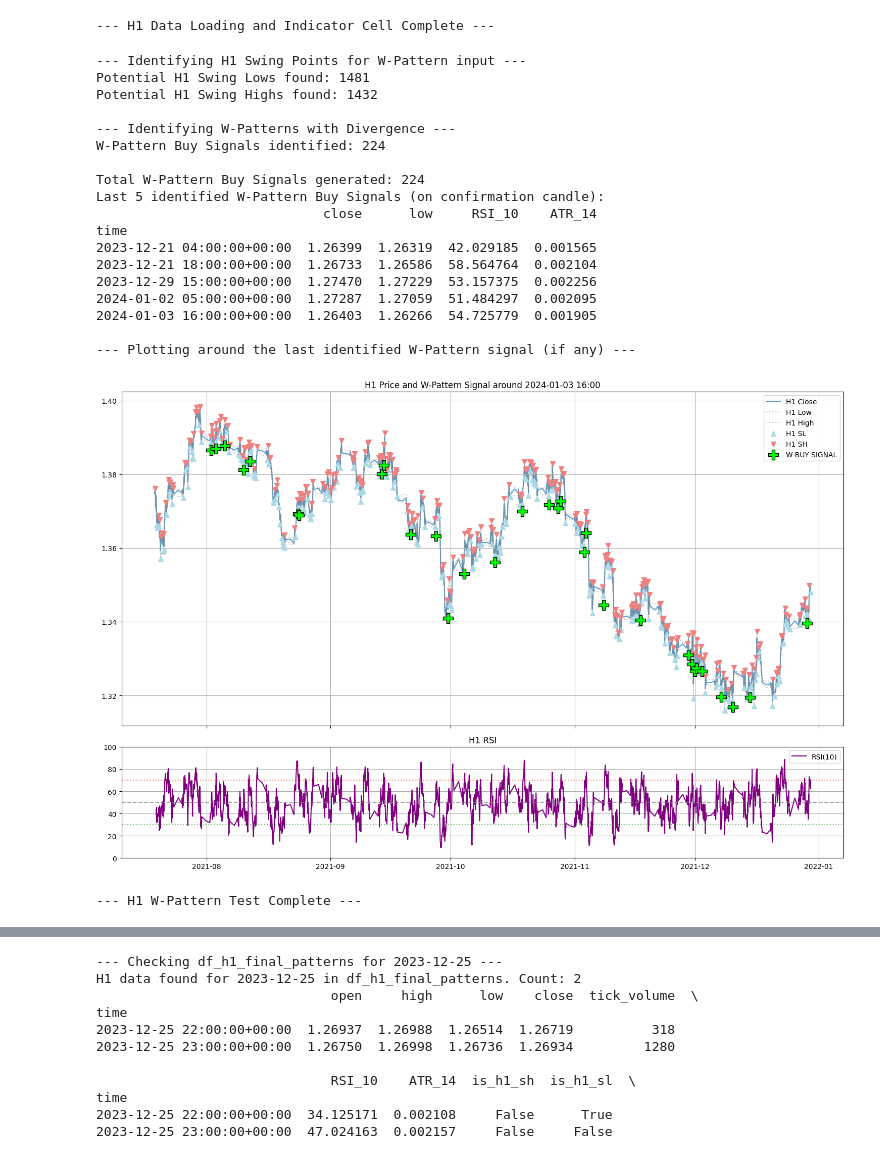
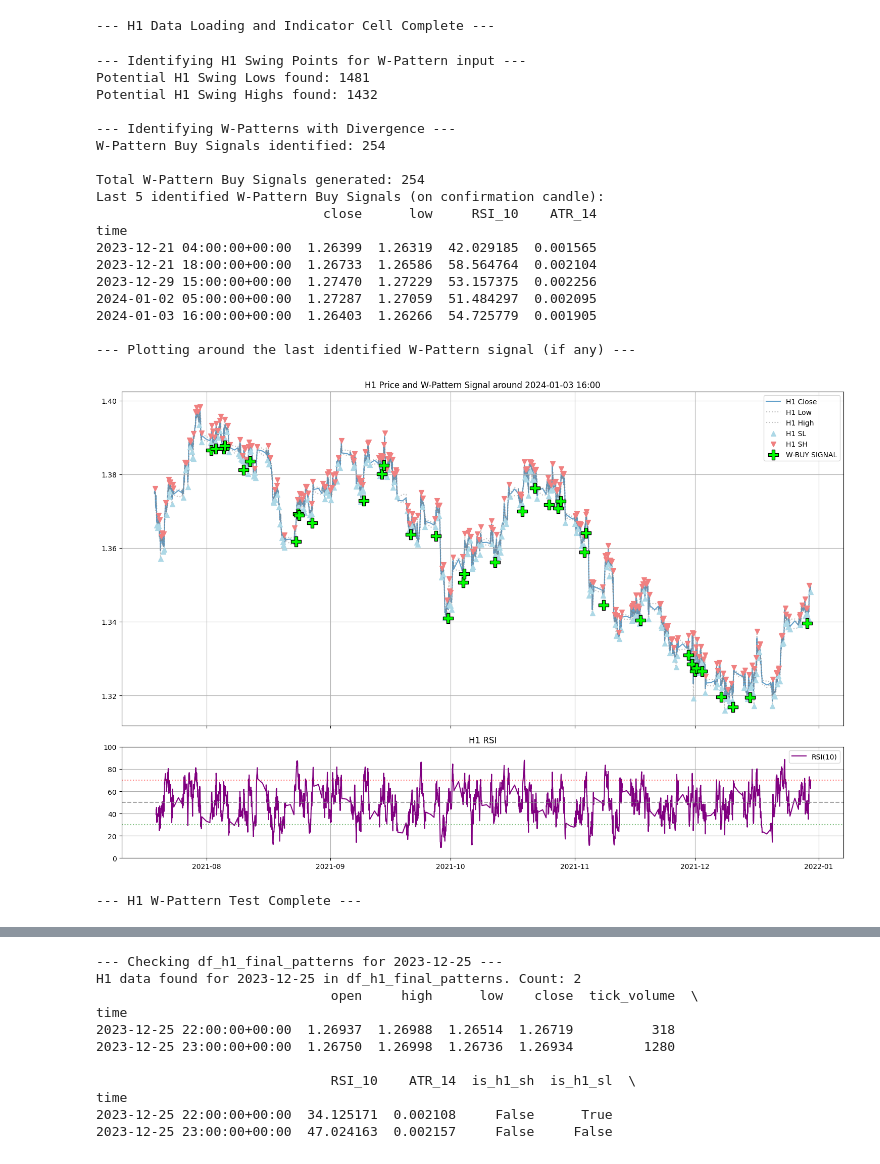
Before and after one commit to 580Trader/Hybrid-Forex-Trading-Robot, a Jupyter notebook: src/notebooks/01_data_exploration.ipynb, the cells around one changed output, grey strips where cells are left out. Drawn from its saved outputs; the diff is of its cells as text; code cells hidden in the pictures.

```diff
--- a/src/notebooks/01_data_exploration.ipynb
+++ b/src/notebooks/01_data_exploration.ipynb
@@ -796,7 +796,7 @@ if 'df_h1_indicators' in locals() and df_h1_indicators is not None:
             open_col='open',
             rsi_col='RSI_10',
             atr_col='ATR_14',
-            price_tolerance_atr_multiplier=0.8,
+            price_tolerance_atr_multiplier=1.0,
             min_peak_prominence_atr_multiplier=0.1,
             max_bars_between_bottoms = 80,
             confirmation_lookback = 5
@@ -850,36 +850,36 @@ if 'df_h1_indicators' in locals() and df_h1_indicators is not None:
                     plt.tight_layout(); plt.show()
                 else:
                     print(f"Could not create a plot slice around the last signal time: {last_signal_time}")
             else:
                 print("No W-pattern signals found to plot with current parameters/data.")
         else:
             print("W-Pattern identification function returned None or 'w_pattern_buy_signal' column missing.")
     else:
         print("H1 swing point identification failed or df_h1_with_swings is None, or key columns missing.")
 else:
     print("df_h1_indicators DataFrame not found. Please ensure H1 data is loaded and indicators are calculated.")
 
 print("--- H1 W-Pattern Test Complete ---")
 # %% [output]
 --- Identifying H1 Swing Points for W-Pattern input ---
 Potential H1 Swing Lows found: 1481
 Potential H1 Swing Highs found: 1432
 
 --- Identifying W-Patterns with Divergence ---
-W-Pattern Buy Signals identified: 224
+W-Pattern Buy Signals identified: 254
 
-Total W-Pattern Buy Signals generated: 224
+Total W-Pattern Buy Signals generated: 254
 Last 5 identified W-Pattern Buy Signals (on confirmation candle):
                              close      low     RSI_10    ATR_14
 time
 2023-12-21 04:00:00+00:00  1.26399  1.26319  42.029185  0.001565
 2023-12-21 18:00:00+00:00  1.26733  1.26586  58.564764  0.002104
 2023-12-29 15:00:00+00:00  1.27470  1.27229  53.157375  0.002256
 2024-01-02 05:00:00+00:00  1.27287  1.27059  51.484297  0.002095
 2024-01-03 16:00:00+00:00  1.26403  1.26266  54.725779  0.001905
 
 --- Plotting around the last identified W-Pattern signal (if any) ---
-[figure, old version]
+[figure, new version]
 --- H1 W-Pattern Test Complete ---
 # %%
 # Cell 11: Test H1 M-Pattern Identification
```
Also changed, not shown: parts of 6 cells of this notebook, 1 other file.
